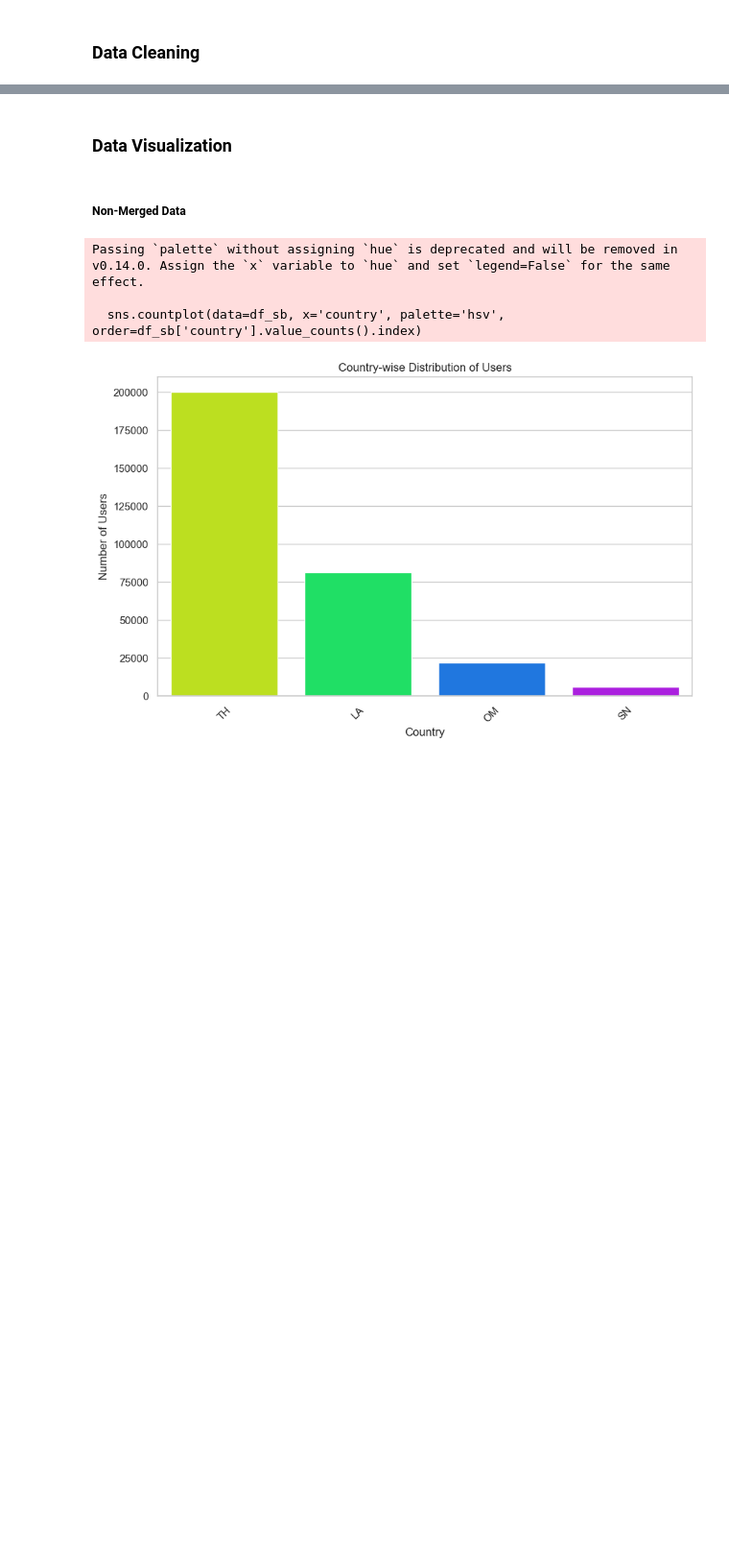
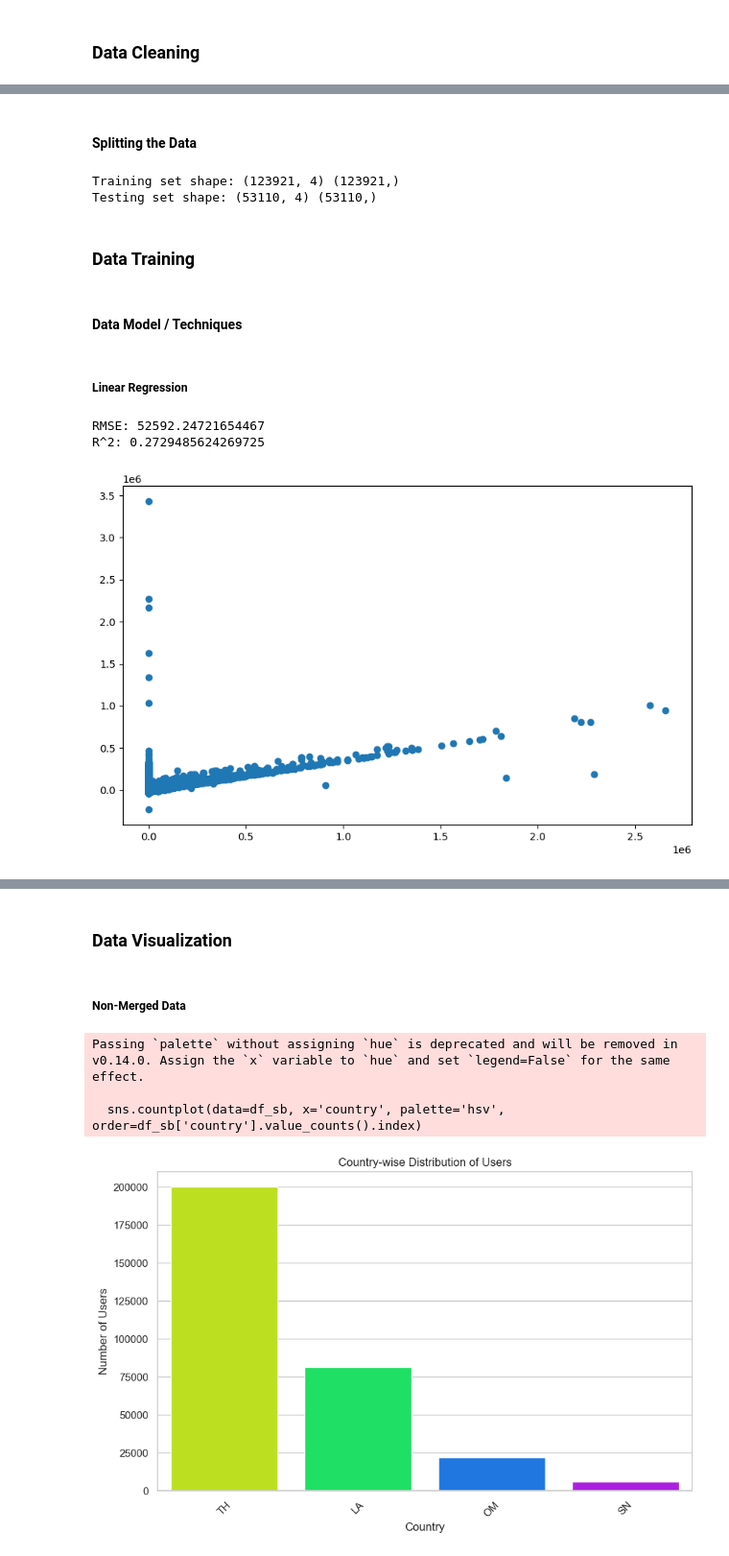
Before and after one commit to TaigahG/FODS-FinalProject, a Jupyter notebook: models.ipynb, the cells around one changed output, grey strips where cells are left out. Shown at 96% size. Drawn from its saved outputs; the diff is of its cells as text; code cells hidden in the pictures; blank space fills up the shorter version.

Commit message:
update using bayclin

```diff
--- a/models.ipynb
+++ b/models.ipynb
@@ -571,0 +72,2 @@ df_merge
+# %%
+df_merge = pd.concat([df_sb, df_sb2])
@@ -571,0 +169,57 @@ df_merge
+# %% [markdown]
+#### Splitting the Data
+# %%
+# Create a label encoder object
+label_encoder = LabelEncoder()
+
+# Apply label encoding to the 'adnet' column
+df_merge['adnet_encoded'] = label_encoder.fit_transform(df_merge['adnet'])
+
+## Splitting the data (Using 70/30 split)
+X = df_merge[['status', 'adnet_encoded', 'attempt_charging', 'success_billing']]
+y = df_merge['revenue (USD)']
+X_train, X_test, y_train, y_test = train_test_split(X, y, test_size=0.3, random_state=42)
+
+print("Training set shape:", X_train.shape, y_train.shape)
+print("Testing set shape:", X_test.shape, y_test.shape)
+
+#Standardize the data
+scaler = StandardScaler()
+X_train_scaled = scaler.fit_transform(X_train)
+X_test_scaled = scaler.transform(X_test)
+# %% [output]
+Training set shape: (123921, 4) (123921,)
+Testing set shape: (53110, 4) (53110,)
+# %% [markdown]
+### Data Training
+# %% [markdown]
+#### Data Model / Techniques
+# %% [markdown]
+##### Linear Regression
+# %%
+# Create the regression model
+model = LinearRegression()
+
+# Fit the model to the training data
+model.fit(X_train_scaled, y_train)
+
+# Predicting on the test set
+y_pred = model.predict(X_test_scaled)
+
+# Calculating metrics
+rmse = mean_squared_error(y_test, y_pred, squared=False)
+r2 = r2_score(y_test, y_pred)
+
+
+print("RMSE:", rmse)
+print("R^2:", r2)
+
+#plot linear regression
+plt.figure(figsize=(10, 6))
+plt.scatter(y_test, y_pred)
+
+plt.show()
+# %% [output]
+RMSE: 52592.24721654467
+R^2: 0.2729485624269725
+[figure, added]
```
Also changed, not shown: parts of 121 cells of this notebook.
